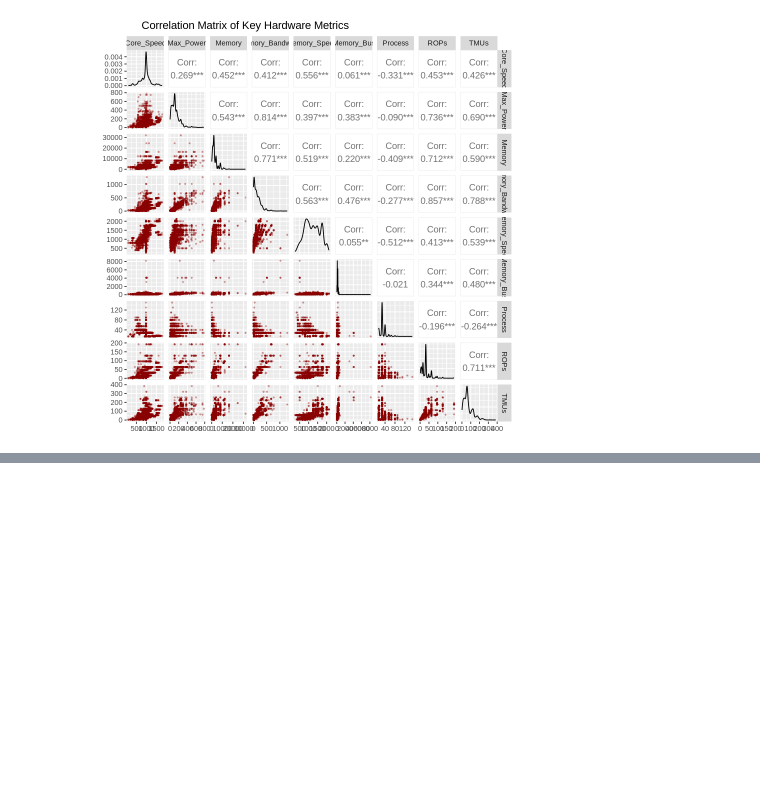
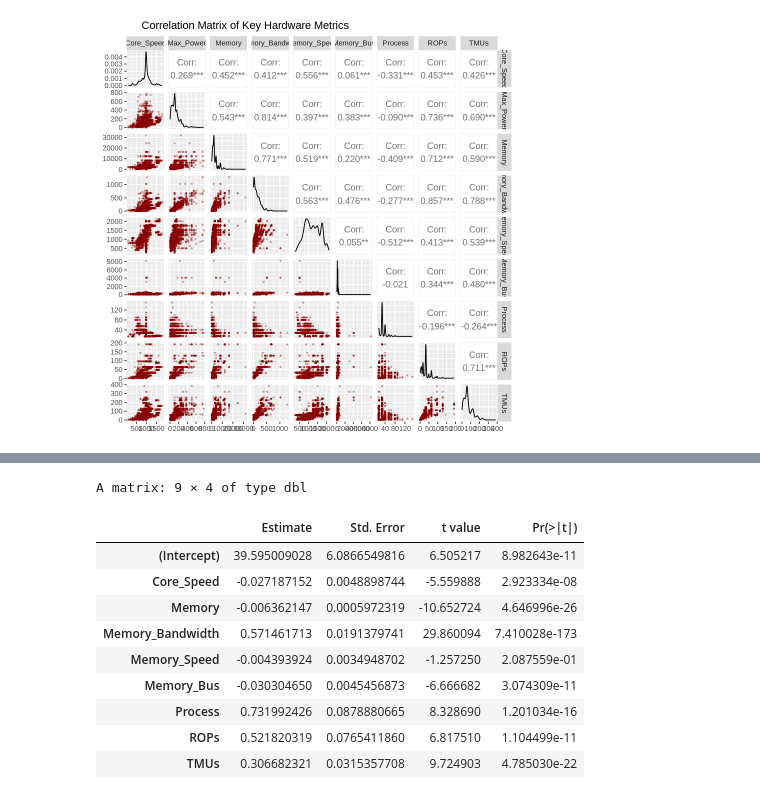
Before and after one commit to mhaih/btl_xstk, a Jupyter notebook: linear-regression/mlr.ipynb, the cells around one changed output, grey strips where cells are left out. Cells and saved outputs as stored; diff of their text form; code cells hidden in the pictures; blank space fills up the shorter version.

```diff
--- a/linear-regression/mlr.ipynb
+++ b/linear-regression/mlr.ipynb
@@ -57,5 +66,4 @@ $+\beta_6*Memory\_Bus+\beta_7*Process+\beta_8*ROPs+\beta_9*TMUs$
 # %%
-base_model <- lm(Max_Power ~ Core_Speed + Memory + Memory_Bandwidth + Memory_Speed
-                             + Memory_Bus + Process + ROPs + TMUs, data = gpu_filter)
-base_model
+base_model <- lm(Max_Power ~ ., data = gpu_filter)
+base_model$coefficients
 # %% [output]
@@ -78,0 +114,14 @@ Kiểm tra giả định phương sai hằng.
+# %%
+summary(base_model)$coefficients
+# %% [output]
+A matrix: 9 × 4 of type dbl
+|  | Estimate | Std. Error | t value | Pr(>|t|) |
+| (Intercept) | 39.595009028 | 6.0866549816 | 6.505217 | 8.982643e-11 |
+| Core_Speed | -0.027187152 | 0.0048898744 | -5.559888 | 2.923334e-08 |
+| Memory | -0.006362147 | 0.0005972319 | -10.652724 | 4.646996e-26 |
+| Memory_Bandwidth | 0.571461713 | 0.0191379741 | 29.860094 | 7.410028e-173 |
+| Memory_Speed | -0.004393924 | 0.0034948702 | -1.257250 | 2.087559e-01 |
+| Memory_Bus | -0.030304650 | 0.0045456873 | -6.666682 | 3.074309e-11 |
+| Process | 0.731992426 | 0.0878880665 | 8.328690 | 1.201034e-16 |
+| ROPs | 0.521820319 | 0.0765411860 | 6.817510 | 1.104499e-11 |
+| TMUs | 0.306682321 | 0.0315357708 | 9.724903 | 4.785030e-22 |
```
Also changed, not shown: parts of 48 cells of this notebook.
